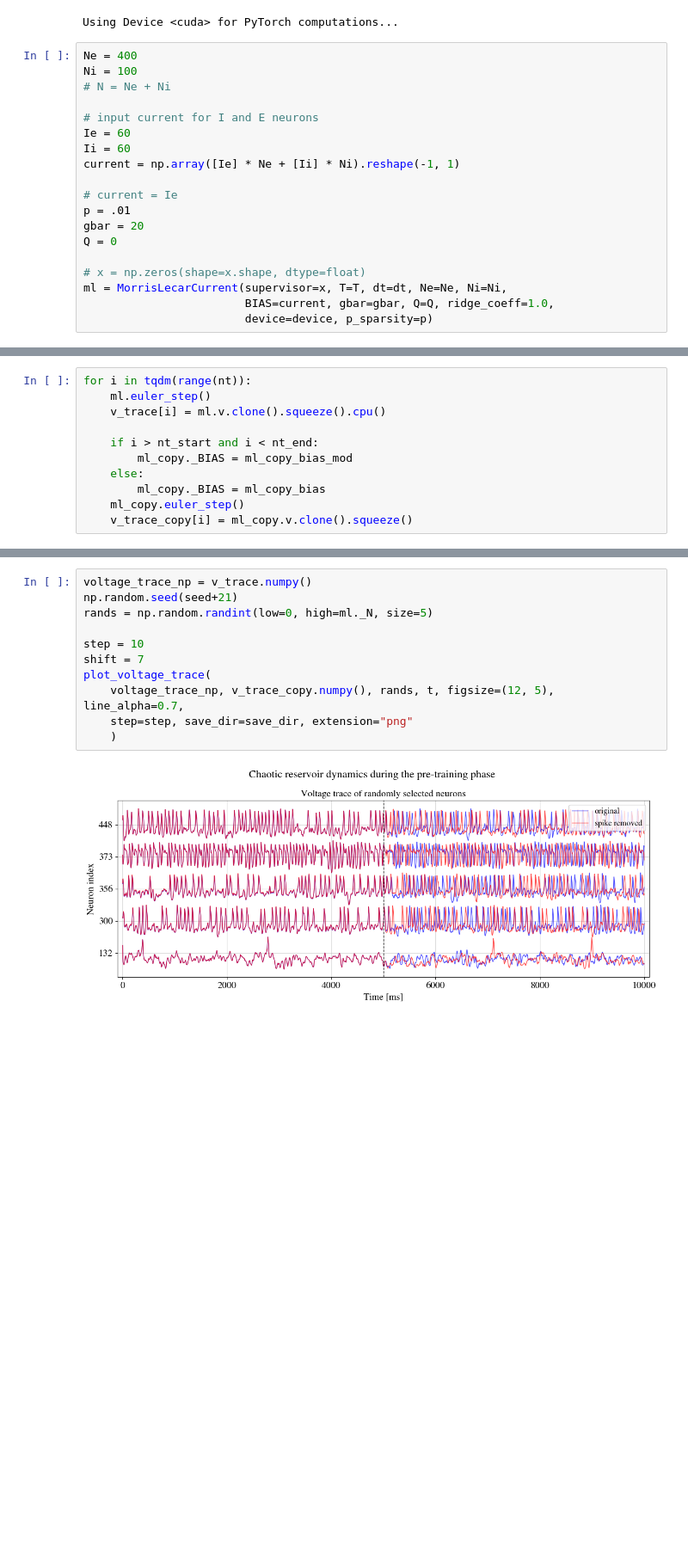
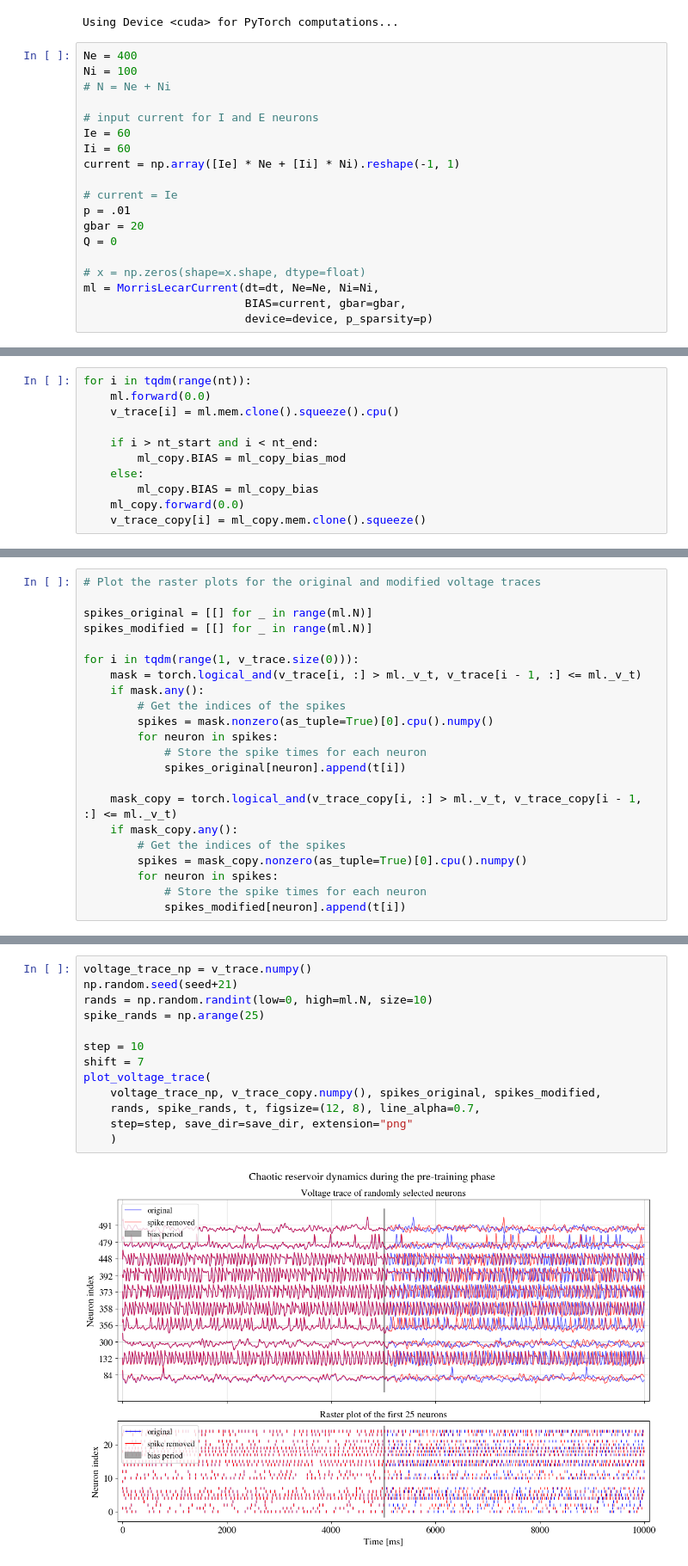
Before and after one commit to themahani/ml_force_research, a Jupyter notebook: morris_lecar/initial_chaos.ipynb, the cells around one changed output, grey strips where cells are left out. Shown at 86% size. Cells and saved outputs as stored; diff of their text form; blank space fills up the shorter version.

Commit message:
fix: update initial chaos figure

```diff
--- a/morris_lecar/initial_chaos.ipynb
+++ b/morris_lecar/initial_chaos.ipynb
@@ -73,8 +56,8 @@ gbar = 20
 Q = 0
 
 # x = np.zeros(shape=x.shape, dtype=float)
-ml = MorrisLecarCurrent(supervisor=x, T=T, dt=dt, Ne=Ne, Ni=Ni,
-                        BIAS=current, gbar=gbar, Q=Q, ridge_coeff=1.0,
+ml = MorrisLecarCurrent(dt=dt, Ne=Ne, Ni=Ni,
+                        BIAS=current, gbar=gbar,
                         device=device, p_sparsity=p)
 # %%
 clr = plt.pcolormesh(ml.w.cpu().numpy(), cmap="viridis")
@@ -120,13 +103,13 @@ ml_copy_bias_mod = ml_copy_bias.clone()
 ml_copy_bias_mod[neuron_index, 0] = 0
 # %%
 for i in tqdm(range(nt)):
-    ml.euler_step()
-    v_trace[i] = ml.v.clone().squeeze().cpu()
+    ml.forward(0.0)
+    v_trace[i] = ml.mem.clone().squeeze().cpu()
 
     if i > nt_start and i < nt_end:
-        ml_copy._BIAS = ml_copy_bias_mod
+        ml_copy.BIAS = ml_copy_bias_mod
     else:
-        ml_copy._BIAS = ml_copy_bias
-    ml_copy.euler_step()
-    v_trace_copy[i] = ml_copy.v.clone().squeeze()
+        ml_copy.BIAS = ml_copy_bias
+    ml_copy.forward(0.0)
+    v_trace_copy[i] = ml_copy.mem.clone().squeeze()
 # %%
@@ -184,3 +183,25 @@ mpl.rcParams["font.style"] = "normal"
 mpl.rcParams["legend.fontsize"] = 12
 mpl.rcParams["legend.title_fontsize"] = 12
 # mpl.rcParams.keys()
+# %%
+# Plot the raster plots for the original and modified voltage traces
+
+spikes_original = [[] for _ in range(ml.N)]
+spikes_modified = [[] for _ in range(ml.N)]
+
+for i in tqdm(range(1, v_trace.size(0))):
+    mask = torch.logical_and(v_trace[i, :] > ml._v_t, v_trace[i - 1, :] <= ml._v_t)
+    if mask.any():
+        # Get the indices of the spikes
+        spikes = mask.nonzero(as_tuple=True)[0].cpu().numpy()
+        for neuron in spikes:
+            # Store the spike times for each neuron
+            spikes_original[neuron].append(t[i])
+
+    mask_copy = torch.logical_and(v_trace_copy[i, :] > ml._v_t, v_trace_copy[i - 1, :] <= ml._v_t)
+    if mask_copy.any():
+        # Get the indices of the spikes
+        spikes = mask_copy.nonzero(as_tuple=True)[0].cpu().numpy()
+        for neuron in spikes:
+            # Store the spike times for each neuron
+            spikes_modified[neuron].append(t[i])
@@ -187,13 +242,15 @@ mpl.rcParams["legend.title_fontsize"] = 12
 # %%
 voltage_trace_np = v_trace.numpy()
 np.random.seed(seed+21)
-rands = np.random.randint(low=0, high=ml._N, size=5)
+rands = np.random.randint(low=0, high=ml.N, size=10)
+spike_rands = np.arange(25)
 
 step = 10
 shift = 7
 plot_voltage_trace(
-    voltage_trace_np, v_trace_copy.numpy(), rands, t, figsize=(12, 5), line_alpha=0.7,
+    voltage_trace_np, v_trace_copy.numpy(), spikes_original, spikes_modified,
+    rands, spike_rands, t, figsize=(12, 8), line_alpha=0.7,
     step=step, save_dir=save_dir, extension="png"
     )
 # %% [output]
-[figure, old version]
+[figure, new version]
```
Also changed, not shown: parts of 13 cells of this notebook, 1 other file.
